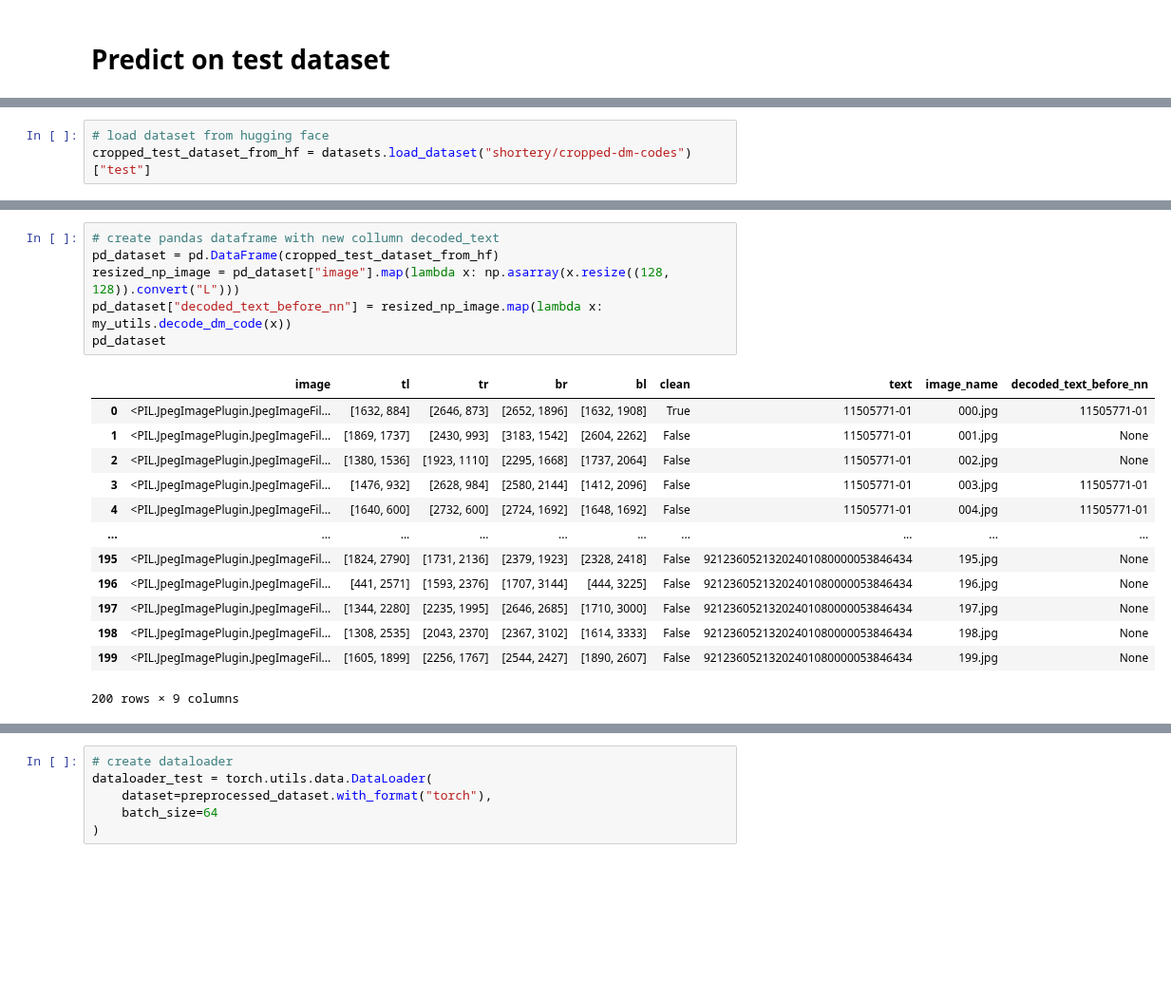
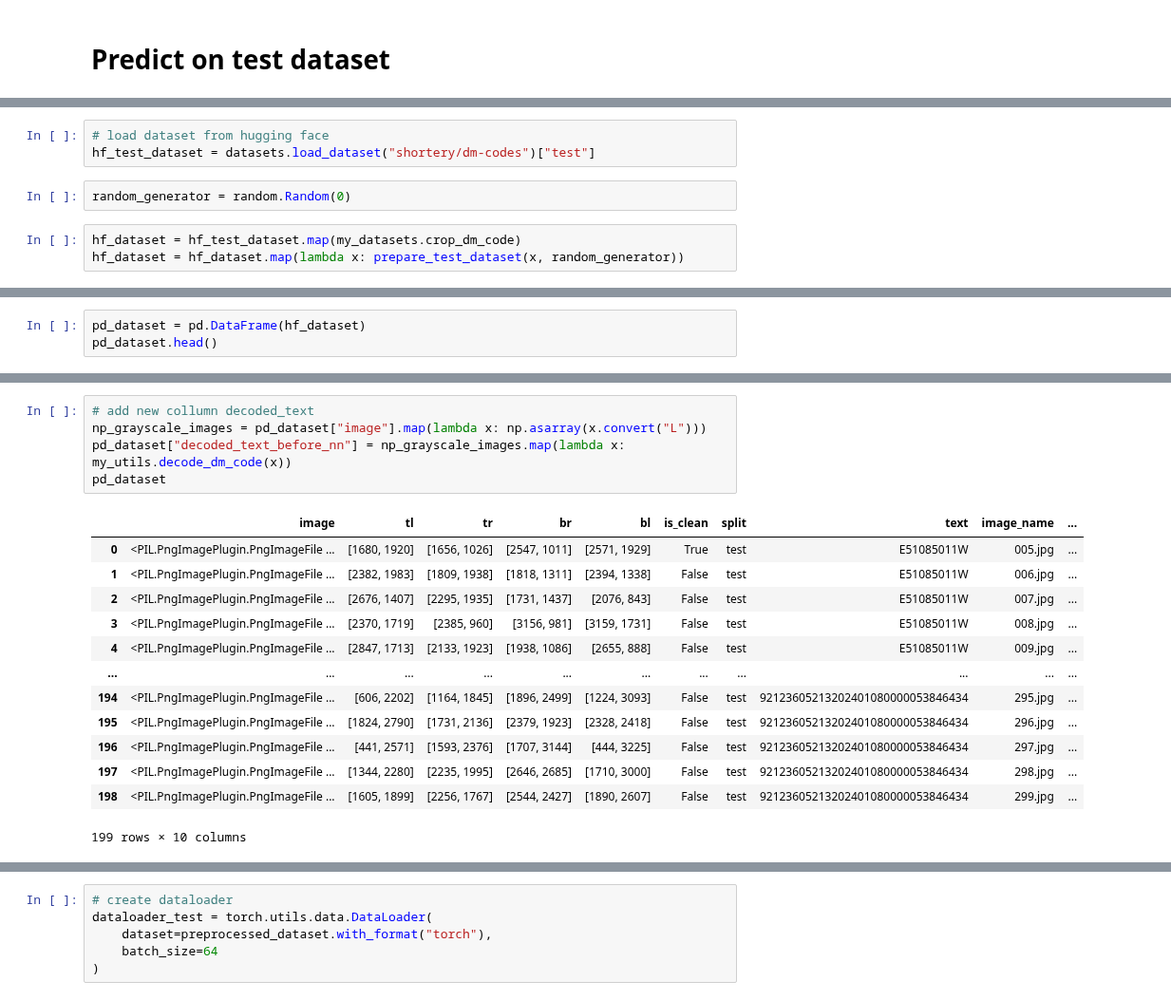
Before and after one commit to shortery/dp-dm-codes, a Jupyter notebook: src/inference_playground.ipynb, the cells around one changed output, grey strips where cells are left out. Shown at 95% size. Saved outputs shown, nothing was run; the diff lists cells and outputs as text; blank space fills up the shorter version.

Commit message:
change inference_playground.ipynb to work with uncropped dm-codes huggingface dataset

```diff
--- a/src/inference_playground.ipynb
+++ b/src/inference_playground.ipynb
@@ -21,3 +29,8 @@ import my_datasets
 # %%
 # load dataset from hugging face
-cropped_test_dataset_from_hf = datasets.load_dataset("shortery/cropped-dm-codes")["test"]
+hf_test_dataset = datasets.load_dataset("shortery/dm-codes")["test"]
+# %%
+random_generator = random.Random(0)
+# %%
+hf_dataset = hf_test_dataset.map(my_datasets.crop_dm_code)
+hf_dataset = hf_dataset.map(lambda x: prepare_test_dataset(x, random_generator))
@@ -23,0 +41,3 @@ cropped_test_dataset_from_hf = datasets.load_dataset("shortery/cropped-dm-codes"
+# %%
+pd_dataset = pd.DataFrame(hf_dataset)
+pd_dataset.head()
@@ -24,23 +51,22 @@ cropped_test_dataset_from_hf = datasets.load_dataset("shortery/cropped-dm-codes"
 # %%
-# create pandas dataframe with new collumn decoded_text
-pd_dataset = pd.DataFrame(cropped_test_dataset_from_hf)
-resized_np_image = pd_dataset["image"].map(lambda x: np.asarray(x.resize((128, 128)).convert("L")))
-pd_dataset["decoded_text_before_nn"] = resized_np_image.map(lambda x: my_utils.decode_dm_code(x))
+# add new collumn decoded_text
+np_grayscale_images = pd_dataset["image"].map(lambda x: np.asarray(x.convert("L")))
+pd_dataset["decoded_text_before_nn"] = np_grayscale_images.map(lambda x: my_utils.decode_dm_code(x))
 pd_dataset
 # %% [output]
-|  | image | tl | tr | br | bl | clean | text | image_name | decoded_text_before_nn |
-| 0 | <PIL.JpegImagePlugin.JpegImageFil... | [1632, 884] | [2646, 873] | [2652, 1896] | [1632, 1908] | True | 11505771-01 | 000.jpg | 11505771-01 |
-| 1 | <PIL.JpegImagePlugin.JpegImageFil... | [1869, 1737] | [2430, 993] | [3183, 1542] | [2604, 2262] | False | 11505771-01 | 001.jpg | None |
-| 2 | <PIL.JpegImagePlugin.JpegImageFil... | [1380, 1536] | [1923, 1110] | [2295, 1668] | [1737, 2064] | False | 11505771-01 | 002.jpg | None |
-| 3 | <PIL.JpegImagePlugin.JpegImageFil... | [1476, 932] | [2628, 984] | [2580, 2144] | [1412, 2096] | False | 11505771-01 | 003.jpg | 11505771-01 |
-| 4 | <PIL.JpegImagePlugin.JpegImageFil... | [1640, 600] | [2732, 600] | [2724, 1692] | [1648, 1692] | False | 11505771-01 | 004.jpg | 11505771-01 |
-| ... | ... | ... | ... | ... | ... | ... | ... | ... | ... |
-| 195 | <PIL.JpegImagePlugin.JpegImageFil... | [1824, 2790] | [1731, 2136] | [2379, 1923] | [2328, 2418] | False | 92123605213202401080000053846434 | 195.jpg | None |
-| 196 | <PIL.JpegImagePlugin.JpegImageFil... | [441, 2571] | [1593, 2376] | [1707, 3144] | [444, 3225] | False | 92123605213202401080000053846434 | 196.jpg | None |
-| 197 | <PIL.JpegImagePlugin.JpegImageFil... | [1344, 2280] | [2235, 1995] | [2646, 2685] | [1710, 3000] | False | 92123605213202401080000053846434 | 197.jpg | None |
-| 198 | <PIL.JpegImagePlugin.JpegImageFil... | [1308, 2535] | [2043, 2370] | [2367, 3102] | [1614, 3333] | False | 92123605213202401080000053846434 | 198.jpg | None |
-| 199 | <PIL.JpegImagePlugin.JpegImageFil... | [1605, 1899] | [2256, 1767] | [2544, 2427] | [1890, 2607] | False | 92123605213202401080000053846434 | 199.jpg | None |
+|  | image | tl | tr | br | bl | is_clean | split | text | image_name | ... |
+| 0 | <PIL.PngImagePlugin.PngImageFile ... | [1680, 1920] | [1656, 1026] | [2547, 1011] | [2571, 1929] | True | test | E51085011W | 005.jpg | ... |
+| 1 | <PIL.PngImagePlugin.PngImageFile ... | [2382, 1983] | [1809, 1938] | [1818, 1311] | [2394, 1338] | False | test | E51085011W | 006.jpg | ... |
+| 2 | <PIL.PngImagePlugin.PngImageFile ... | [2676, 1407] | [2295, 1935] | [1731, 1437] | [2076, 843] | False | test | E51085011W | 007.jpg | ... |
+| 3 | <PIL.PngImagePlugin.PngImageFile ... | [2370, 1719] | [2385, 960] | [3156, 981] | [3159, 1731] | False | test | E51085011W | 008.jpg | ... |
+| 4 | <PIL.PngImagePlugin.PngImageFile ... | [2847, 1713] | [2133, 1923] | [1938, 1086] | [2655, 888] | False | test | E51085011W | 009.jpg | ... |
+| ... | ... | ... | ... | ... | ... | ... | ... | ... | ... | ... |
+| 194 | <PIL.PngImagePlugin.PngImageFile ... | [606, 2202] | [1164, 1845] | [1896, 2499] | [1224, 3093] | False | test | 92123605213202401080000053846434 | 295.jpg | ... |
+| 195 | <PIL.PngImagePlugin.PngImageFile ... | [1824, 2790] | [1731, 2136] | [2379, 1923] | [2328, 2418] | False | test | 92123605213202401080000053846434 | 296.jpg | ... |
+| 196 | <PIL.PngImagePlugin.PngImageFile ... | [441, 2571] | [1593, 2376] | [1707, 3144] | [444, 3225] | False | test | 92123605213202401080000053846434 | 297.jpg | ... |
+| 197 | <PIL.PngImagePlugin.PngImageFile ... | [1344, 2280] | [2235, 1995] | [2646, 2685] | [1710, 3000] | False | test | 92123605213202401080000053846434 | 298.jpg | ... |
+| 198 | <PIL.PngImagePlugin.PngImageFile ... | [1605, 1899] | [2256, 1767] | [2544, 2427] | [1890, 2607] | False | test | 92123605213202401080000053846434 | 299.jpg | ... |
-200 rows × 9 columns
+199 rows × 10 columns
 # %%
 def print_decoding_results(pd_dataset: pd.DataFrame, decoded_text_column: str):
     print("Number of correctly decoded clean codes:", end=" ")
```
Also changed, not shown: parts of 12 cells of this notebook.
